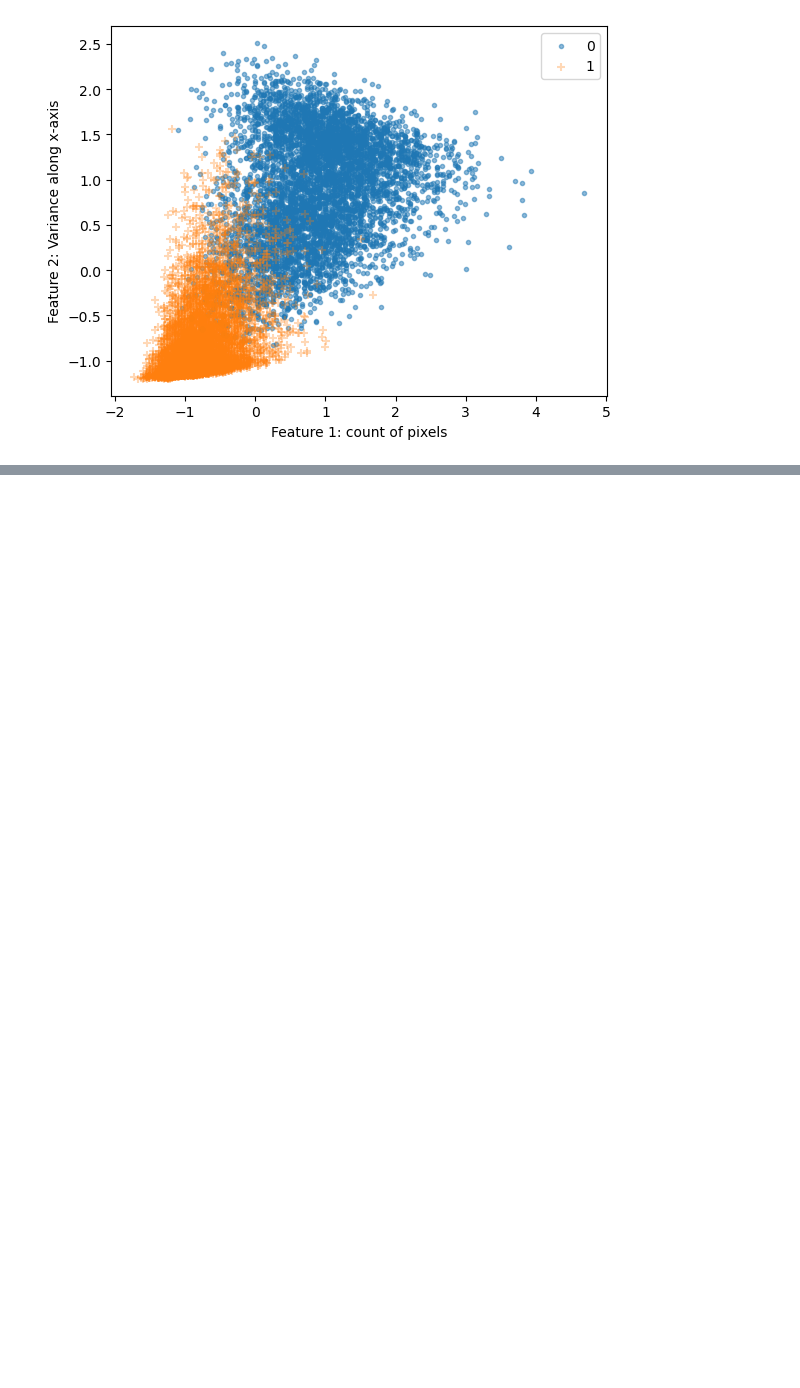
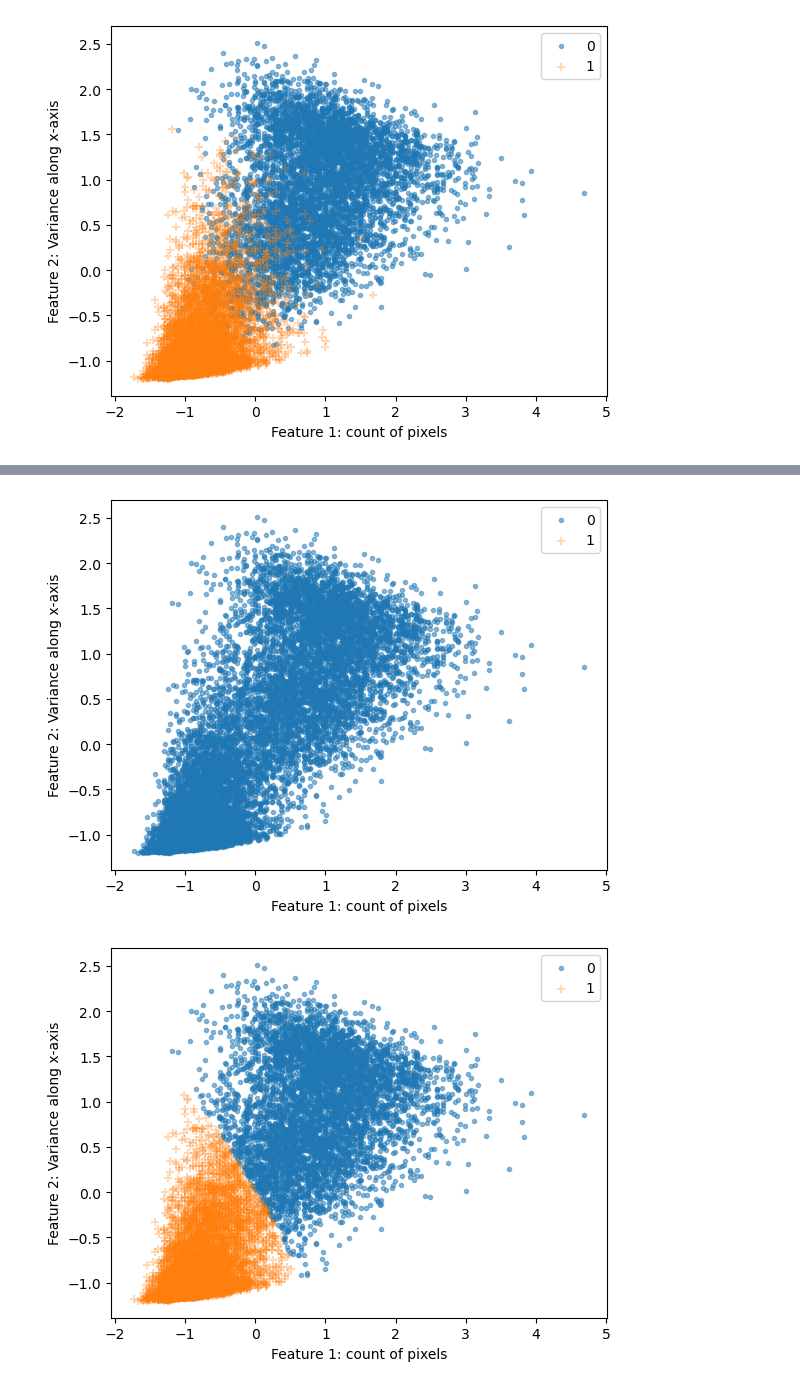
Before and after one commit to LFrancis23/ECE490, a Jupyter notebook: HW5/Updated files/microtorch.ipynb, the cells around one changed output, grey strips where cells are left out. Saved outputs shown, nothing was run; the diff lists cells and outputs as text; code cells hidden in the pictures; blank space fills up the shorter version.

Commit message:
new and improved training function

```diff
--- a/HW5/Updated files/microtorch.ipynb
+++ b/HW5/Updated files/microtorch.ipynb
@@ -620,7 +620,7 @@ model = tnn.Sequential(
 
 
 
-def train_by_gradient_descent(model, loss, train_features, train_labels, lr=0.000001):
+def train_by_gradient_descent(model, loss, train_features, train_labels, lr=0.0001):
     train_features_tensor = t.Tensor(train_features)
     predicted_labels = model(train_features_tensor)
     #print(predicted_labels)
@@ -635,21 +635,31 @@ def train_by_gradient_descent(model, loss, train_features, train_labels, lr=0.00
             #print("before:", id(param))
             param.value = param.value - lr * param.grad  # Gradient descent
             #print("after:", id(param))
-
+        loss_t.zero_grad()
         # Recompute the gradients
         predicted_labels = model(train_features_tensor)
-        loss_t_minus_1 = loss_t.value.copy()
+        loss_t_minus_1 = loss_t.value
         loss_t = loss(predicted_labels, train_labels)
-        print("lr:", lr, "loss:", loss_t.value, "delta loss: ", loss_t.value - loss_t_minus_1)
-        #fig, ax = plt.subplots(1,1)
-        #draw_features(ax, train_features[predicted_labels.value.flatten() > 0, :], features[predicted_labels.value.flatten() < 0, :])
-        loss_t.backward(1)
+        loss_t.backward(1) # Compute gradients for next iteration
+
+        # If loss increased, decrease lr. Works for gradient descent, not for stochatic gradient descent.
+        if loss_t.value > loss_t_minus_1:
+            lr = lr / 2
+
+        ### DEBUGing information
+        iswrong = (train_labels * predicted_labels.value.ravel()) < 0
+        misclassified = (iswrong).sum() / iswrong.shape[0]
+        print(f"loss: {loss_t.value:04.04f}, delta loss: {loss_t.value - loss_t_minus_1:04.04f},"
+              f"train misclassified: {misclassified:04.04f}")
+        if niter % 20 == 0: # plot every 20th iteration
+            fig, ax = plt.subplots(1,1)
+            draw_features(ax,
+                          train_features[predicted_labels.value.ravel() > 0, :],
+                          train_features[predicted_labels.value.ravel() < 0, :])
+
 
         niter += 1
-        if loss_t.value > loss_t_minus_1:
-            lr = lr / 2
     return model
-
 trained_model = train_by_gradient_descent(model, loss, features, labels)
 
 # Use the trained model on test dataset and compute the test accuracy
@@ -681,0 +692,2 @@ lr: 1.5625e-08 loss: 224.491759808812 delta loss:  1.4042794146918993
+[figure, added]
+[figure, added]
```
Also changed, not shown: parts of 1 cell of this notebook.
